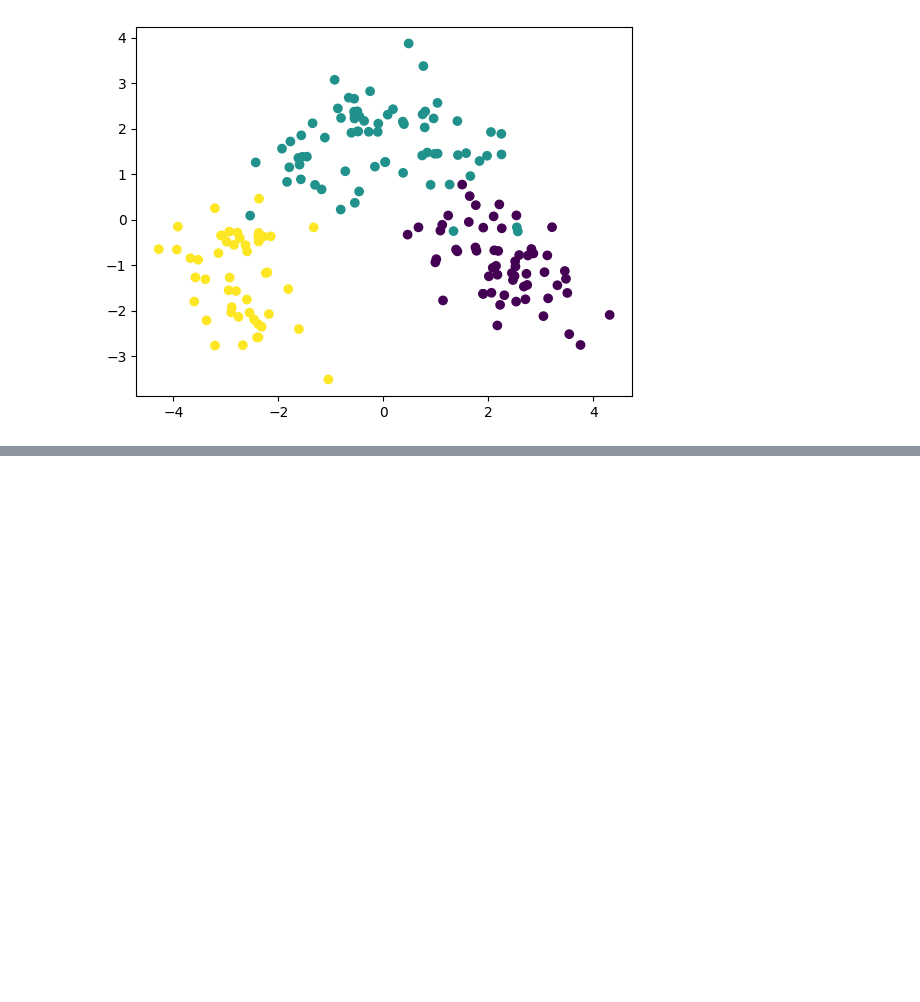
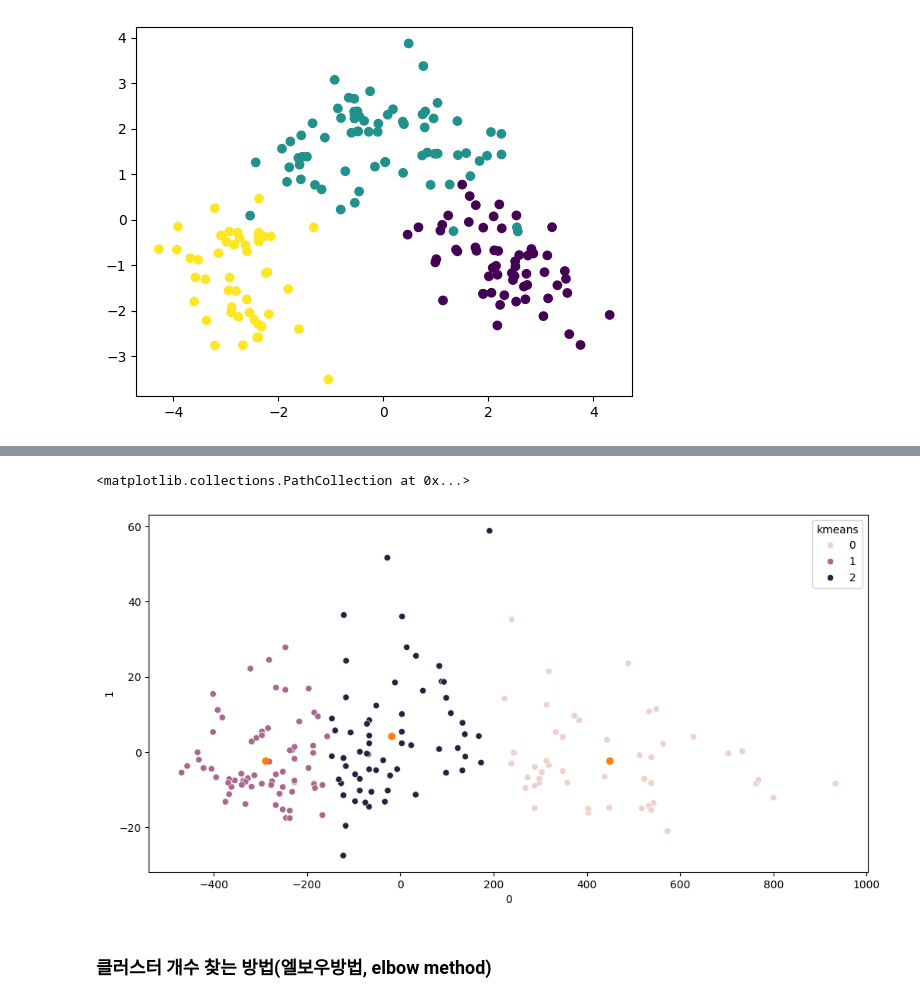
Before and after one commit to tomatojams/python_project, a Jupyter notebook: 모두의 연구소 3개월 집중 AI/3주차-5 비지도학습.ipynb, the cells around one changed output, grey strips where cells are left out. Cells and saved outputs as stored; diff of their text form; code cells hidden in the pictures; blank space fills up the shorter version.

```diff
--- a/모두의 연구소 3개월 집중 AI/3주차-5 비지도학습.ipynb
+++ b/모두의 연구소 3개월 집중 AI/3주차-5 비지도학습.ipynb
@@ -249,0 +333,10 @@ df = data.copy()
+# %%
+import seaborn as sns
+plt.figure(figsize =(12,6))
+sns.scatterplot(data=df, x = df.iloc[:,0], y= df.iloc[:,1], hue=df['kmeans'])
+plt.scatter(centers[:,0], centers[:,1]) # 센터의 x, y값
+# %% [output]
+<matplotlib.collections.PathCollection at 0x...>
+[figure, added]
+# %% [markdown]
+### 클러스터 개수 찾는 방법(엘보우방법, elbow method)
```
Also changed, not shown: parts of 16 cells of this notebook, 1 other file.
